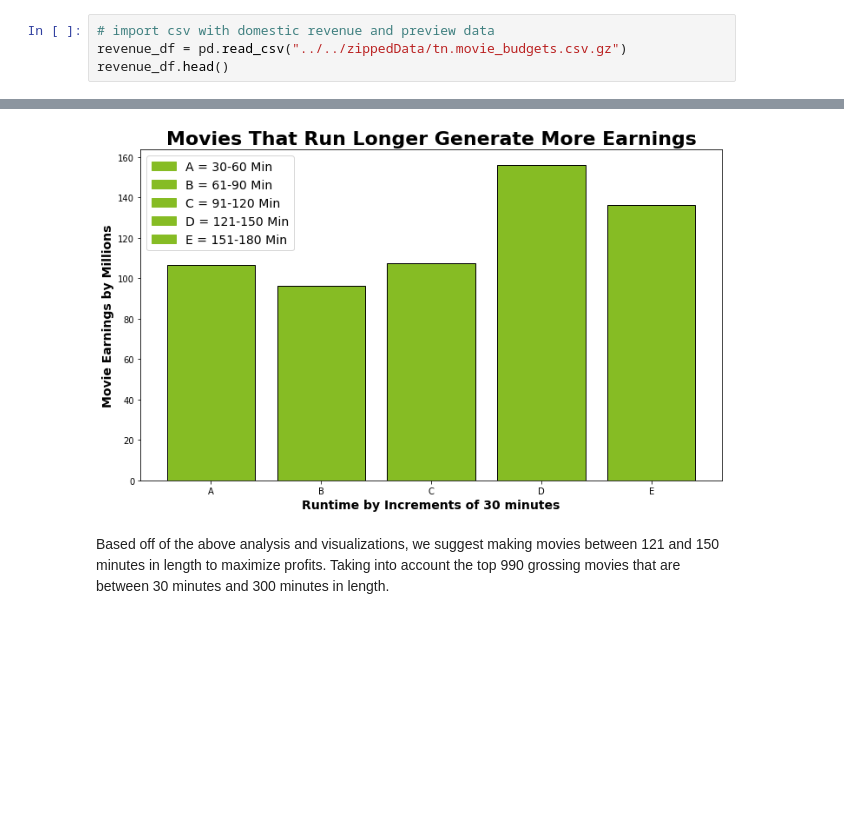
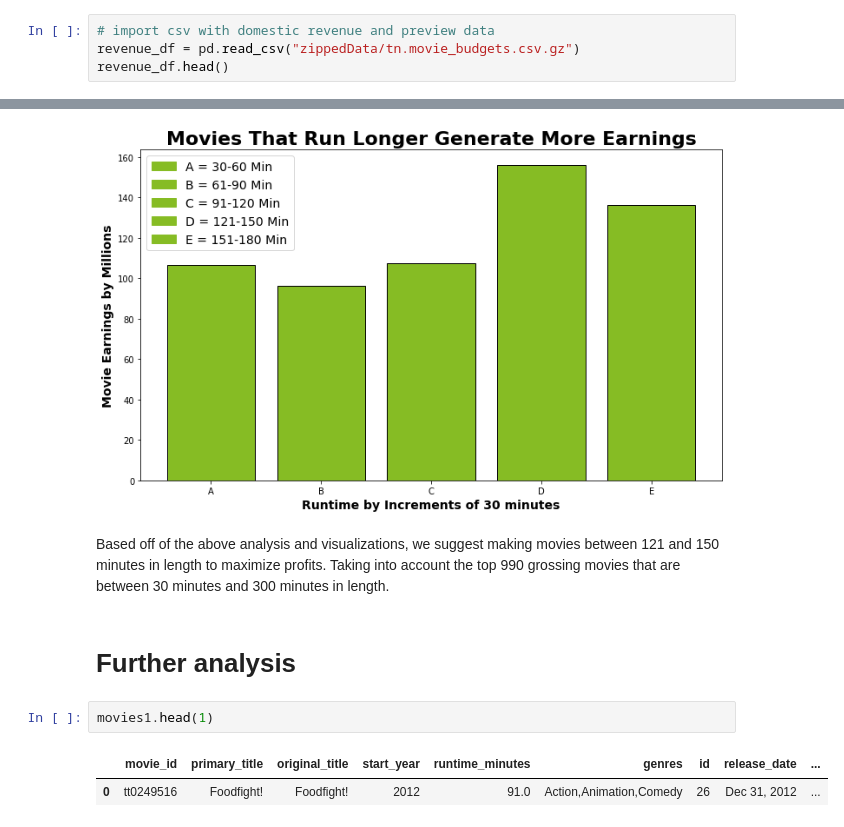
Before and after one commit to harte3/Flatiron-Capstone-Group-2, a Jupyter notebook: Final Notebook.ipynb, the cells around one changed output, grey strips where cells are left out. Drawn from its saved outputs; the diff is of its cells as text; blank space fills up the shorter version.

```diff
--- a/Final Notebook.ipynb
+++ b/Final Notebook.ipynb
@@ -54,6 +54,6 @@ dtypes: float64(1), int64(1), object(4)
 memory usage: 6.7+ MB
 # %%
 # import csv with domestic revenue and preview data
-revenue_df = pd.read_csv("../../zippedData/tn.movie_budgets.csv.gz")
+revenue_df = pd.read_csv("zippedData/tn.movie_budgets.csv.gz")
 revenue_df.head()
 # %% [output]
@@ -1176,3 +1181,10 @@ plt.legend(handles=[patch1, patch2, patch3, patch4, patch5], fontsize = 14)
 [figure]
 # %% [markdown]
 Based off of the above analysis and visualizations, we suggest making movies between 121 and 150 minutes in length to maximize profits. Taking into account the top 990 grossing movies that are between 30 minutes and 300 minutes in length.
+# %% [markdown]
+# Further analysis
+# %%
+movies1.head(1)
+# %% [output]
+|  | movie_id | primary_title | original_title | start_year | runtime_minutes | genres | id | release_date | ... |
+| 0 | tt0249516 | Foodfight! | Foodfight! | 2012 | 91.0 | Action,Animation,Comedy | 26 | Dec 31, 2012 | ... |
```
Also changed, not shown: parts of 10 cells of this notebook, 2 other files.
